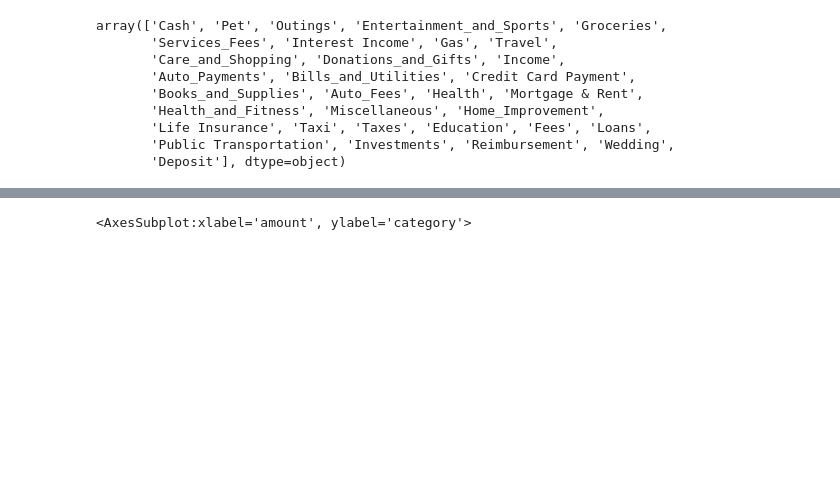
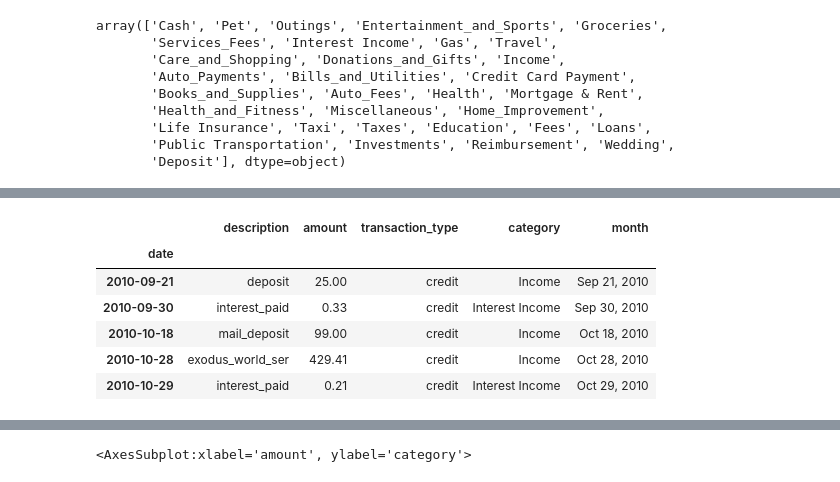
Before and after one commit to Severina7/personal_project, a Jupyter notebook: personal_project.ipynb, the cells around one changed output, grey strips where cells are left out. Saved outputs shown, nothing was run; the diff lists cells and outputs as text; code cells hidden in the pictures; blank space fills up the shorter version.

```diff
--- a/personal_project.ipynb
+++ b/personal_project.ipynb
@@ -655,0 +609,10 @@ transactions.head()
+# %%
+income.head()
+# %% [output]
+|  | description | amount | transaction_type | category | month |
+| date |  |  |  |  |  |
+| 2010-09-21 | deposit | 25.00 | credit | Income | Sep 21, 2010 |
+| 2010-09-30 | interest_paid | 0.33 | credit | Interest Income | Sep 30, 2010 |
+| 2010-10-18 | mail_deposit | 99.00 | credit | Income | Oct 18, 2010 |
+| 2010-10-28 | exodus_world_ser | 429.41 | credit | Income | Oct 28, 2010 |
+| 2010-10-29 | interest_paid | 0.21 | credit | Interest Income | Oct 29, 2010 |
```
Also changed, not shown: parts of 64 cells of this notebook.
